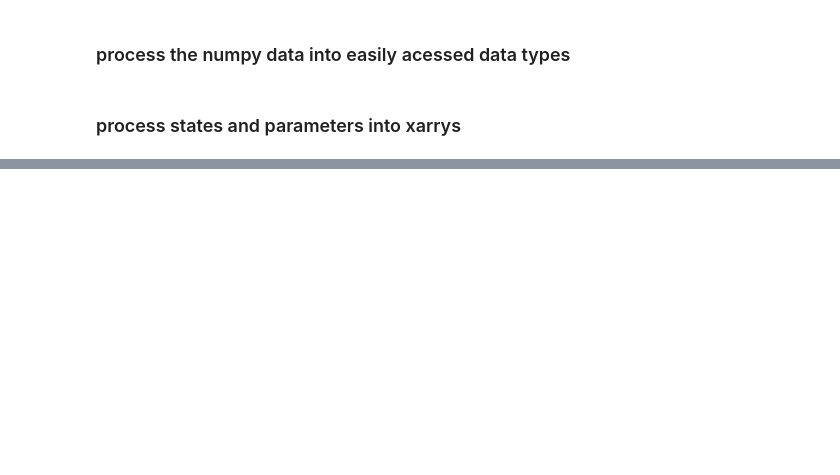
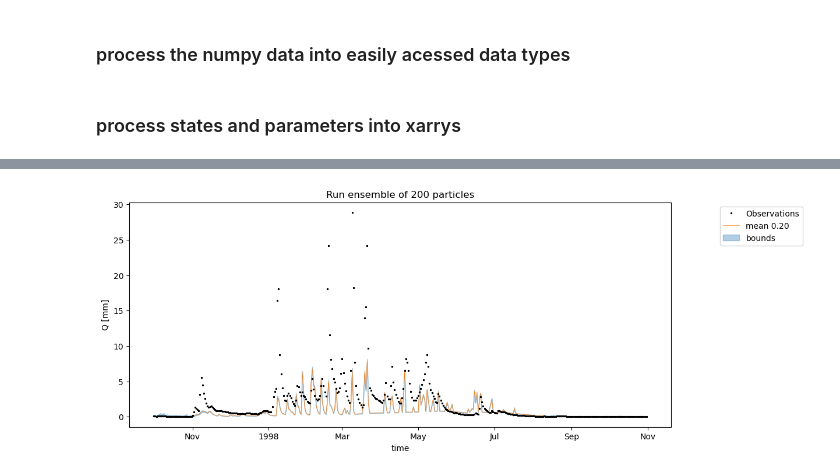
Before and after one commit to Daafip/Msc-Thesis-Notebooks, a Jupyter notebook: 7. Rewrite fully- Camels HBV.ipynb, the cells around one changed output, grey strips where cells are left out. Drawn from its saved outputs; the diff is of its cells as text; code cells hidden in the pictures; blank space fills up the shorter version.

```diff
--- a/7. Rewrite fully- Camels HBV.ipynb
+++ b/7. Rewrite fully- Camels HBV.ipynb
@@ -493,18 +332,20 @@ NSE_mean_ens = calc_NSE(df_Q.loc[time,"Q"],mean_ensemble.loc[time])
 # %%
 # df_ensemble.plot()
 fig, ax = plt.subplots(1,1,figsize=(12,5))
 # ax.plot(ds.time.values[:n_days],ds['Q'].values[:n_days],lw=0,marker="*",ms=2.5,zorder=0,label="Observations",color="k")
 # ax.plot(df.index, Q_m_in_ref[1:],label="Modelled reference Q");
-df_Q.loc[Q_obs_t_lst,"Q"].plot(ax=ax,lw=0,marker="*",ms=2.0,zorder=0,label="Observations",color='k')
+ds_obs['Q'].sel(time=time).plot(ax=ax,lw=0,marker="*",ms=2.0,zorder=0,label="Observations",color='k')
 
 ax.plot(mean_ensemble,color="C1",lw=0.5,label=f"mean {NSE_mean_ens:.2f}",zorder=-1)
 ax.fill_between(df_ensemble.index,df_ensemble.T.min(),df_ensemble.T.max(),color="C0", alpha=0.35,zorder=-10,label="bounds")
 ax.legend(bbox_to_anchor=(1.25,1))
 ax.set_ylabel("Q [mm]")
 ax.set_title(f"Run ensemble of {n_particles} particles");
 # ax.set_xlim((pd.Timestamp('1997-08-01'),pd.Timestamp('1998-06-01')))
 if save:
     fig.savefig(figure_path / f"ensemble_run_for_{n_particles}_particles_{current_time}.png",bbox_inches="tight",dpi=400);
+# %% [output]
+[figure, added]
 # %%
 # df_ensemble.plot()
 fig, ax = plt.subplots(1,1,figsize=(12,5))
```
Also changed, not shown: parts of 54 cells of this notebook, 3 other files.
